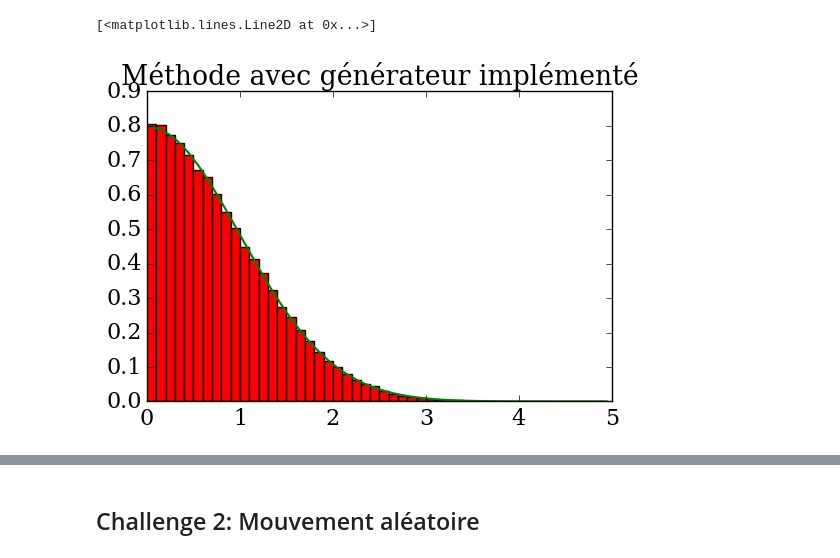
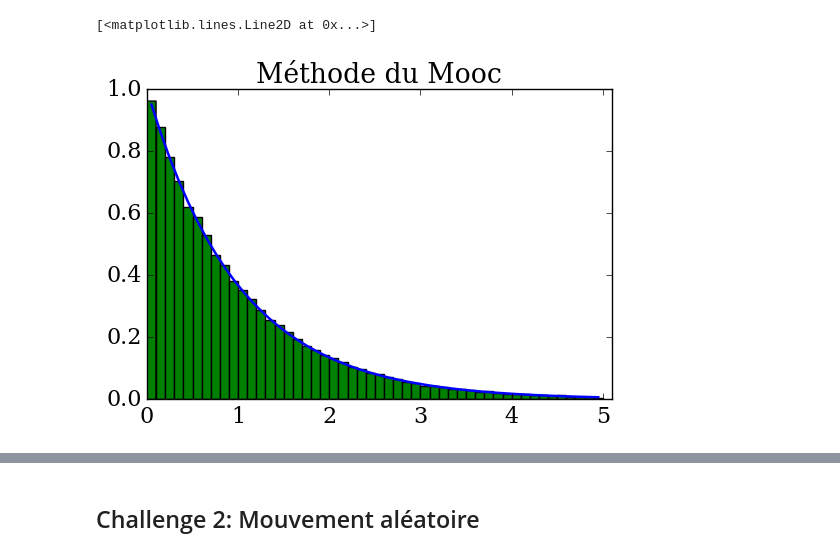
Before and after one commit to be-rays/Module6_MonteCarlo, a Jupyter notebook: Monte-Carlo.ipynb, the cells around one changed output, grey strips where cells are left out. Drawn from its saved outputs; the diff is of its cells as text; code cells hidden in the pictures.

```diff
--- a/Monte-Carlo.ipynb
+++ b/Monte-Carlo.ipynb
@@ -111,20 +158,18 @@ pyplot.plot(xc,2*numpy.exp(-xc**2/2.0)/numpy.sqrt(2*numpy.pi),lw=1.5,color='gree
 # %%
-a=(numpy.random.normal(0,1,size=100000))
-
-for i in range (len(a)) :
-    if a[i]<0 :
-        while a[i]<0 :
-            a[i]=(numpy.random.normal(0,1,size=None))
+alpha = 1 # rate of the exponential distribution
+x = numpy.random.random_sample(100000)
+y = -1/alpha*numpy.log(1-x)
 
 # Plots
 binwidth=0.1
+pyplot.xlim(0,5.1)
 bins=numpy.arange(0.,5.1, binwidth)
-pyplot.title('Méthode avec générateur implémenté')
-pyplot.hist(a,bins=numpy.arange(0,5., binwidth),normed=True,color='Red');
+pyplot.title('Méthode du Mooc')
+pyplot.hist(y,bins,normed=True, color= 'green');
 
 # Compute centers of bins
 xc = bins[:-1] + binwidth/2
-pyplot.plot(xc,2*numpy.exp(-xc**2/2.0)/numpy.sqrt(2*numpy.pi),lw=1.5,color='green')
+pyplot.plot(xc,alpha*numpy.exp(-alpha*xc), lw=1.8, color='blue')
 # %% [output]
 [<matplotlib.lines.Line2D at 0x...>]
-[figure, old version]
+[figure, new version]
```
Also changed, not shown: parts of 82 cells of this notebook.
